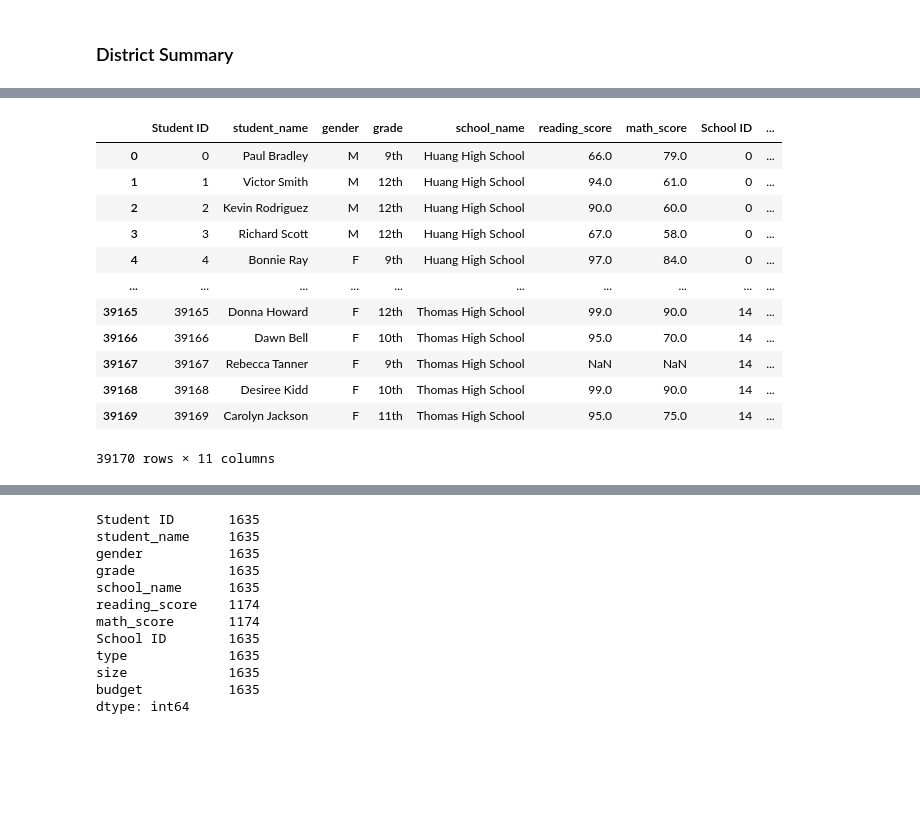
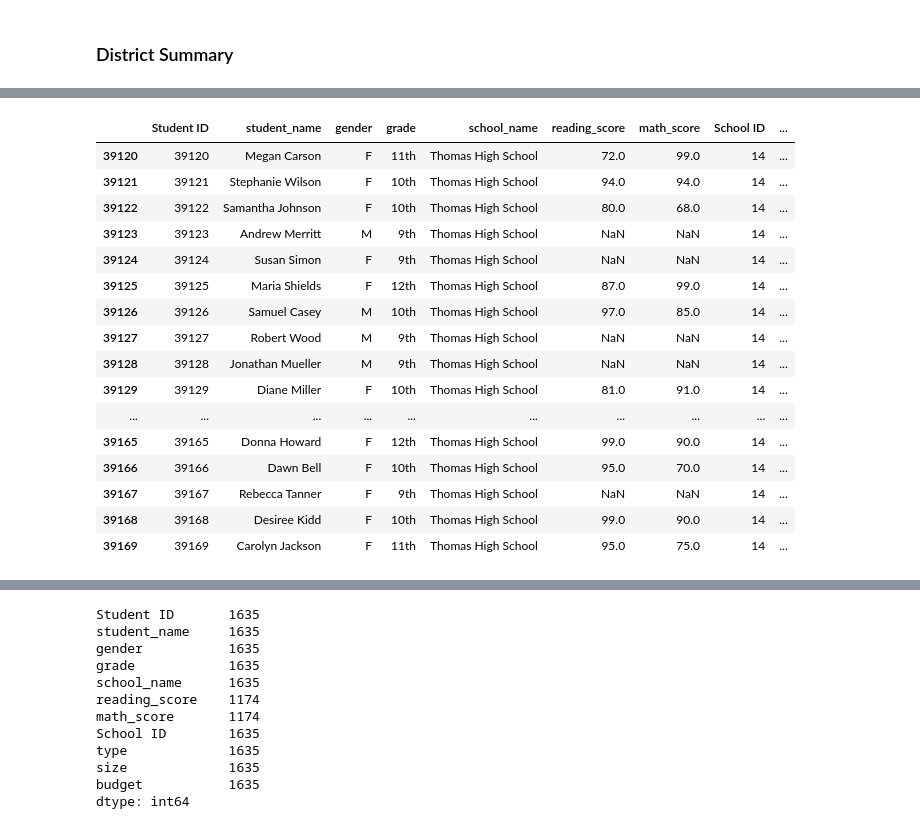
Before and after one commit to giraruba99/School_District_Analysis, a Jupyter notebook: PyCitySchools_Challenge.ipynb, the cells around one changed output, grey strips where cells are left out. Drawn from its saved outputs; the diff is of its cells as text; code cells hidden in the pictures; blank space fills up the shorter version.

Commit message:
a final draft of school district analysis

```diff
--- a/PyCitySchools_Challenge.ipynb
+++ b/PyCitySchools_Challenge.ipynb
@@ -121,16 +125,20 @@ school_data_complete_df.loc[(school_data_complete_df["grade"] == "9th") &
 # %%
-school_data_complete_df
+school_data_complete_df.tail(50)
 # %% [output]
 |  | Student ID | student_name | gender | grade | school_name | reading_score | math_score | School ID | ... |
-| 0 | 0 | Paul Bradley | M | 9th | Huang High School | 66.0 | 79.0 | 0 | ... |
-| 1 | 1 | Victor Smith | M | 12th | Huang High School | 94.0 | 61.0 | 0 | ... |
-| 2 | 2 | Kevin Rodriguez | M | 12th | Huang High School | 90.0 | 60.0 | 0 | ... |
-| 3 | 3 | Richard Scott | M | 12th | Huang High School | 67.0 | 58.0 | 0 | ... |
-| 4 | 4 | Bonnie Ray | F | 9th | Huang High School | 97.0 | 84.0 | 0 | ... |
+| 39120 | 39120 | Megan Carson | F | 11th | Thomas High School | 72.0 | 99.0 | 14 | ... |
+| 39121 | 39121 | Stephanie Wilson | F | 10th | Thomas High School | 94.0 | 94.0 | 14 | ... |
+| 39122 | 39122 | Samantha Johnson | F | 10th | Thomas High School | 80.0 | 68.0 | 14 | ... |
+| 39123 | 39123 | Andrew Merritt | M | 9th | Thomas High School | NaN | NaN | 14 | ... |
+| 39124 | 39124 | Susan Simon | F | 9th | Thomas High School | NaN | NaN | 14 | ... |
+| 39125 | 39125 | Maria Shields | F | 12th | Thomas High School | 87.0 | 99.0 | 14 | ... |
+| 39126 | 39126 | Samuel Casey | M | 10th | Thomas High School | 97.0 | 85.0 | 14 | ... |
+| 39127 | 39127 | Robert Wood | M | 9th | Thomas High School | NaN | NaN | 14 | ... |
+| 39128 | 39128 | Jonathan Mueller | M | 9th | Thomas High School | NaN | NaN | 14 | ... |
+| 39129 | 39129 | Diane Miller | F | 10th | Thomas High School | 81.0 | 91.0 | 14 | ... |
 | ... | ... | ... | ... | ... | ... | ... | ... | ... | ... |
 | 39165 | 39165 | Donna Howard | F | 12th | Thomas High School | 99.0 | 90.0 | 14 | ... |
 | 39166 | 39166 | Dawn Bell | F | 10th | Thomas High School | 95.0 | 70.0 | 14 | ... |
 | 39167 | 39167 | Rebecca Tanner | F | 9th | Thomas High School | NaN | NaN | 14 | ... |
 | 39168 | 39168 | Desiree Kidd | F | 10th | Thomas High School | 99.0 | 90.0 | 14 | ... |
 | 39169 | 39169 | Carolyn Jackson | F | 11th | Thomas High School | 95.0 | 75.0 | 14 | ... |
-39170 rows × 11 columns
```
Also changed, not shown: parts of 38 cells of this notebook.
